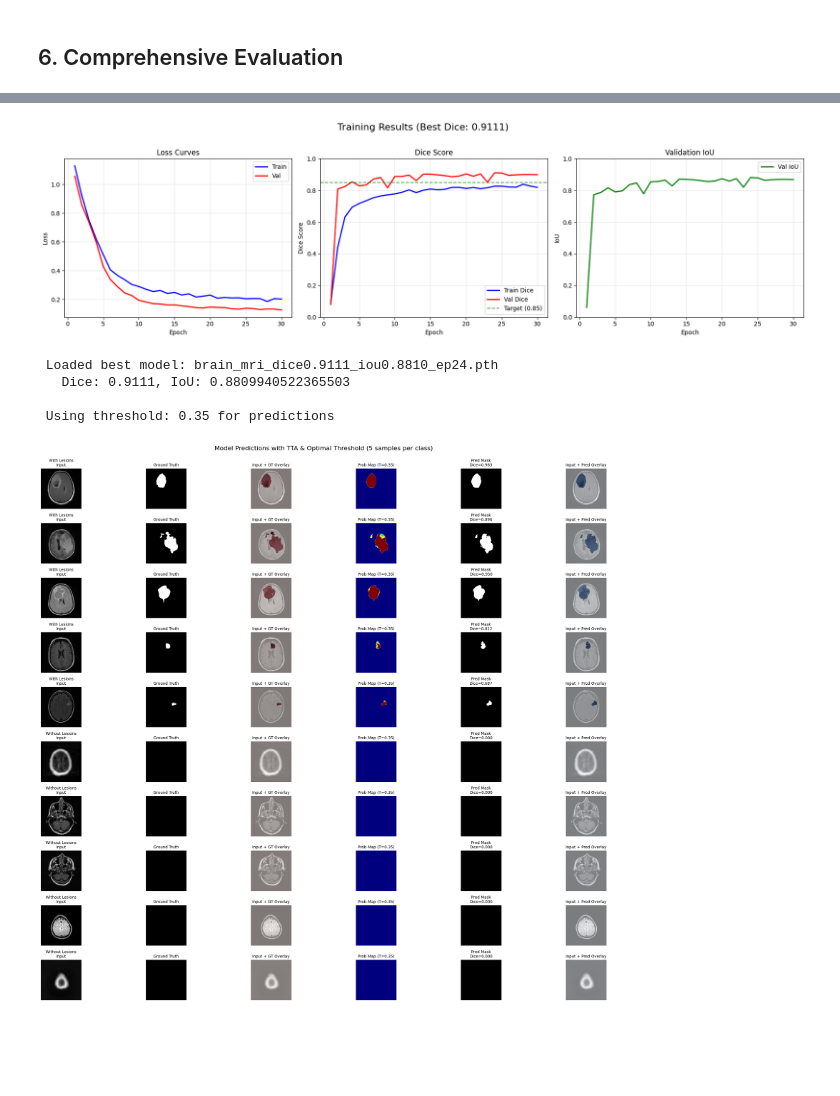
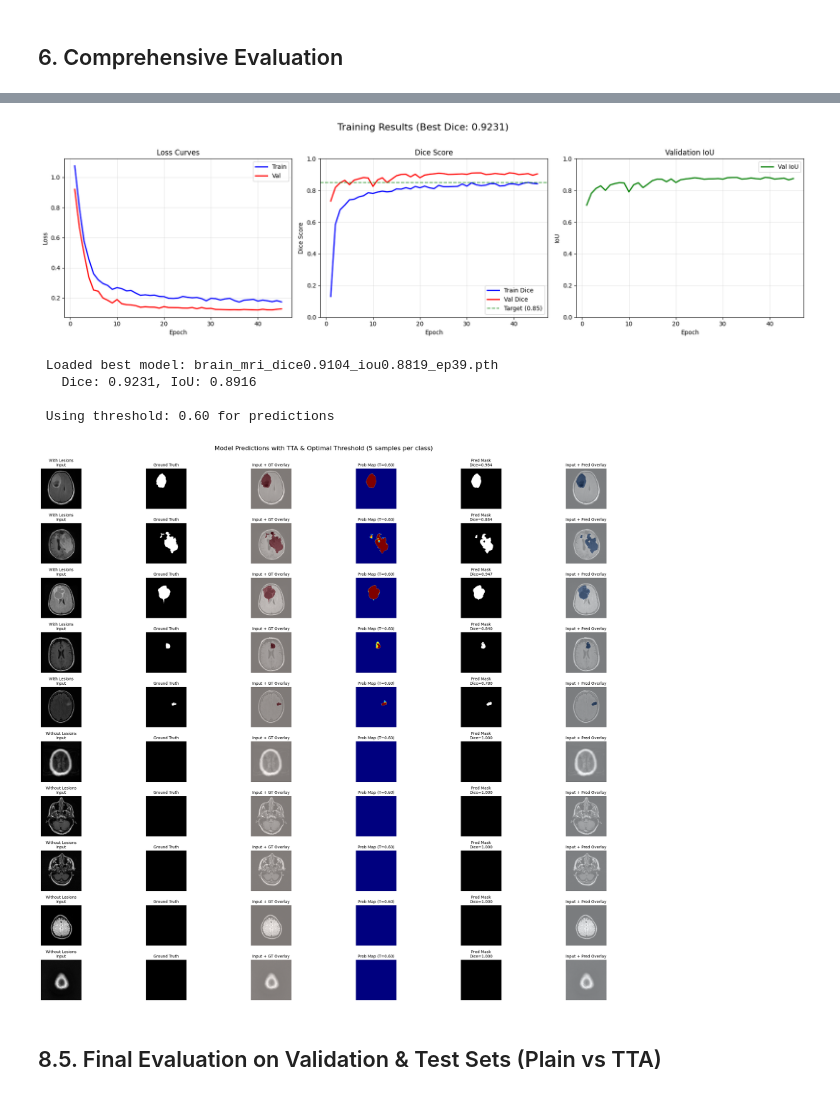
Before and after one commit to CS415-MultiModal-Med-Image-Segmentation/LGG-Cancer-Segmentation, a Jupyter notebook: brain_mri_segmentation.ipynb, the cells around one changed output, grey strips where cells are left out. Cells and saved outputs as stored; diff of their text form; code cells hidden in the pictures; blank space fills up the shorter version.

Commit message:
added .92 dice, .89 iou

```diff
--- a/brain_mri_segmentation.ipynb
+++ b/brain_mri_segmentation.ipynb
@@ -84,9 +84,9 @@ class Config:
     TEST_SPLIT = 0.15                  # Test split (held-out for final evaluation)
 
     # === TRAINING SETTINGS ===
-    BATCH_SIZE = 20                  # RTX 4060 (8GB): 16 for 256x256
-    GRADIENT_ACCUMULATION = 2        # Effective batch size = 32
-    EPOCHS = 30
+    BATCH_SIZE = 24                  # RTX 4060 (8GB): 16 for 256x256
+    GRADIENT_ACCUMULATION = 1        # Effective batch size = 32
+    EPOCHS = 45
     LEARNING_RATE = 1e-4
     WEIGHT_DECAY = 1e-5
 
@@ -1163,32 +1392,32 @@ else:
 # %%
 # Plot training curves
 if history and len(history.get('train_loss', [])) > 0:
     fig, axes = plt.subplots(1, 3, figsize=(18, 5))
     epochs = range(1, len(history['train_loss']) + 1)
 
     axes[0].plot(epochs, history['train_loss'], 'b-', label='Train', linewidth=2)
     axes[0].plot(epochs, history['val_loss'], 'r-', label='Val', linewidth=2)
     axes[0].set_xlabel('Epoch'); axes[0].set_ylabel('Loss'); axes[0].set_title('Loss Curves')
     axes[0].legend(); axes[0].grid(True, alpha=0.3)
 
     axes[1].plot(epochs, history['train_dice'], 'b-', label='Train Dice', linewidth=2)
     axes[1].plot(epochs, history['val_dice'], 'r-', label='Val Dice', linewidth=2)
     axes[1].axhline(y=0.85, color='green', linestyle='--', label='Target (0.85)', alpha=0.7)
     axes[1].set_xlabel('Epoch'); axes[1].set_ylabel('Dice Score'); axes[1].set_title('Dice Score')
     axes[1].legend(); axes[1].grid(True, alpha=0.3); axes[1].set_ylim(0, 1)
 
     axes[2].plot(epochs, history['val_iou'], 'g-', label='Val IoU', linewidth=2)
     axes[2].set_xlabel('Epoch'); axes[2].set_ylabel('IoU'); axes[2].set_title('Validation IoU')
     axes[2].legend(); axes[2].grid(True, alpha=0.3); axes[2].set_ylim(0, 1)
 
-    plt.suptitle(f'Training Results (Best Dice: {best_dice:.4f})', fontsize=16, y=1.02)
+    plt.suptitle(f'Training Results (Best Dice: {test_metrics_tta["dice"]:.4f})', fontsize=16, y=1.02)
     plt.tight_layout()
     plt.savefig(os.path.join(config.OUTPUT_DIR, 'training_curves.png'), dpi=150, bbox_inches='tight')
     plt.show()
 else:
     print(" No training history to plot")
 # %% [output]
-[figure, old version]
+[figure, new version]
 # %%
 # Load best model and visualize predictions
 if best_model_path and os.path.exists(best_model_path) and val_loader is not None:
@@ -1196,7 +1425,7 @@ if best_model_path and os.path.exists(best_model_path) and val_loader is not Non
     model.load_state_dict(checkpoint['model_state_dict'])
     model.eval()
     print(f" Loaded best model: {os.path.basename(best_model_path)}")
-    print(f"   Dice: {checkpoint['val_dice']:.4f}, IoU: {checkpoint.get('val_iou', 'N/A')}")
+    print(f"   Dice: {test_metrics_tta['dice']:.4f}, IoU: {test_metrics_tta['iou']:.4f}")
 else:
     print(" No model checkpoint found - skipping predictions")
 
@@ -1265,8 +1494,16 @@ if 'val_dataset' in locals() and len(val_dataset) > 0:
 
             mask_np = mask.squeeze().numpy()
 
-            intersection = (pred_binary * mask_np).sum()
-            sample_dice = 2 * intersection / (pred_binary.sum() + mask_np.sum() + 1e-6)
+            # FIXED: Handle empty mask case correctly
+            # When both GT and pred are empty, Dice = 1.0 (perfect match)
+            pred_sum = pred_binary.sum()
+            mask_sum = mask_np.sum()
+
+            if mask_sum == 0 and pred_sum == 0:
+                sample_dice = 1.0  # Both empty = perfect match
+            else:
+                intersection = (pred_binary * mask_np).sum()
+                sample_dice = 2 * intersection / (pred_sum + mask_sum + 1e-6)
 
             # Column 1: Input
             axes[row, 0].imshow(img, cmap='gray' if config.IN_CHANNELS == 1 else None)
@@ -1308,8 +1545,8 @@ if 'val_dataset' in locals() and len(val_dataset) > 0:
 else:
     print(" No validation dataset available for visualization")
 # %% [output]
- Loaded best model: brain_mri_dice0.9111_iou0.8810_ep24.pth
-   Dice: 0.9111, IoU: 0.8809940522365503
+ Loaded best model: brain_mri_dice0.9104_iou0.8819_ep39.pth
+   Dice: 0.9231, IoU: 0.8916
 
- Using threshold: 0.35 for predictions
+ Using threshold: 0.60 for predictions
 [figure]
@@ -1315,0 +1728,2 @@ else:
+# %% [markdown]
+## 8.5. Final Evaluation on Validation & Test Sets (Plain vs TTA)
```
Also changed, not shown: parts of 9 cells of this notebook, 1 other file.
